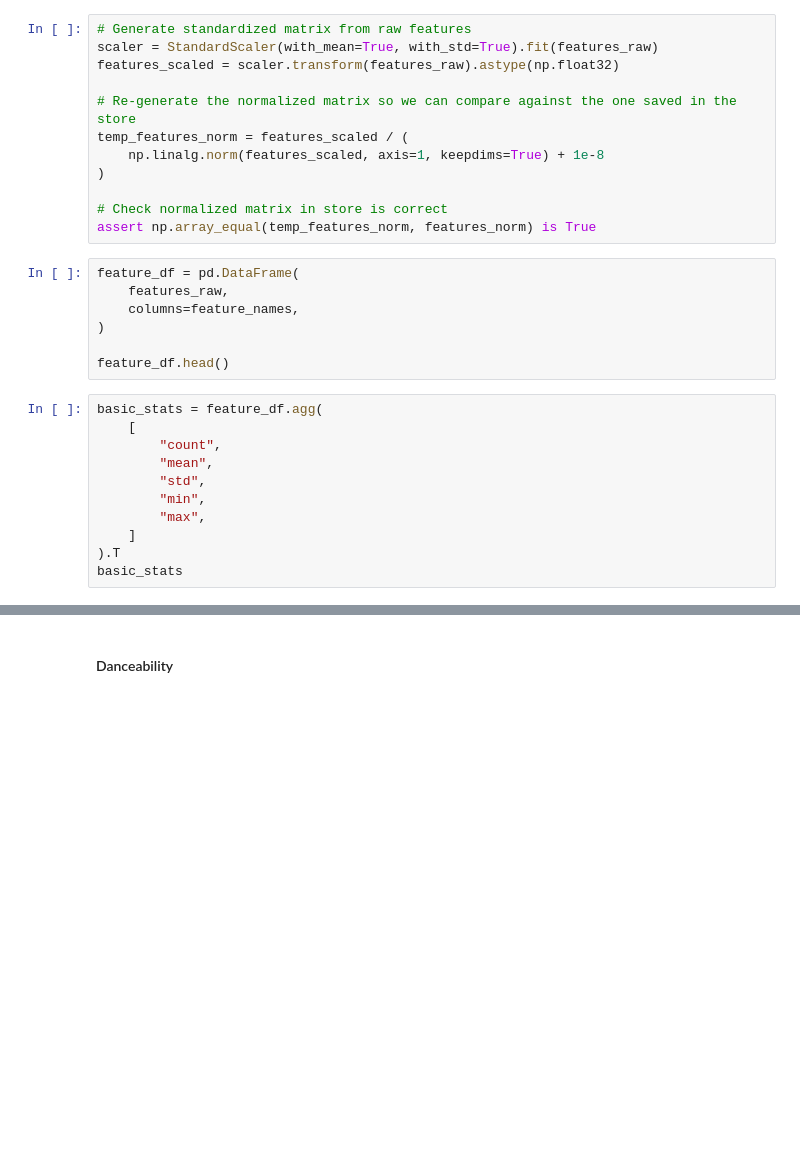
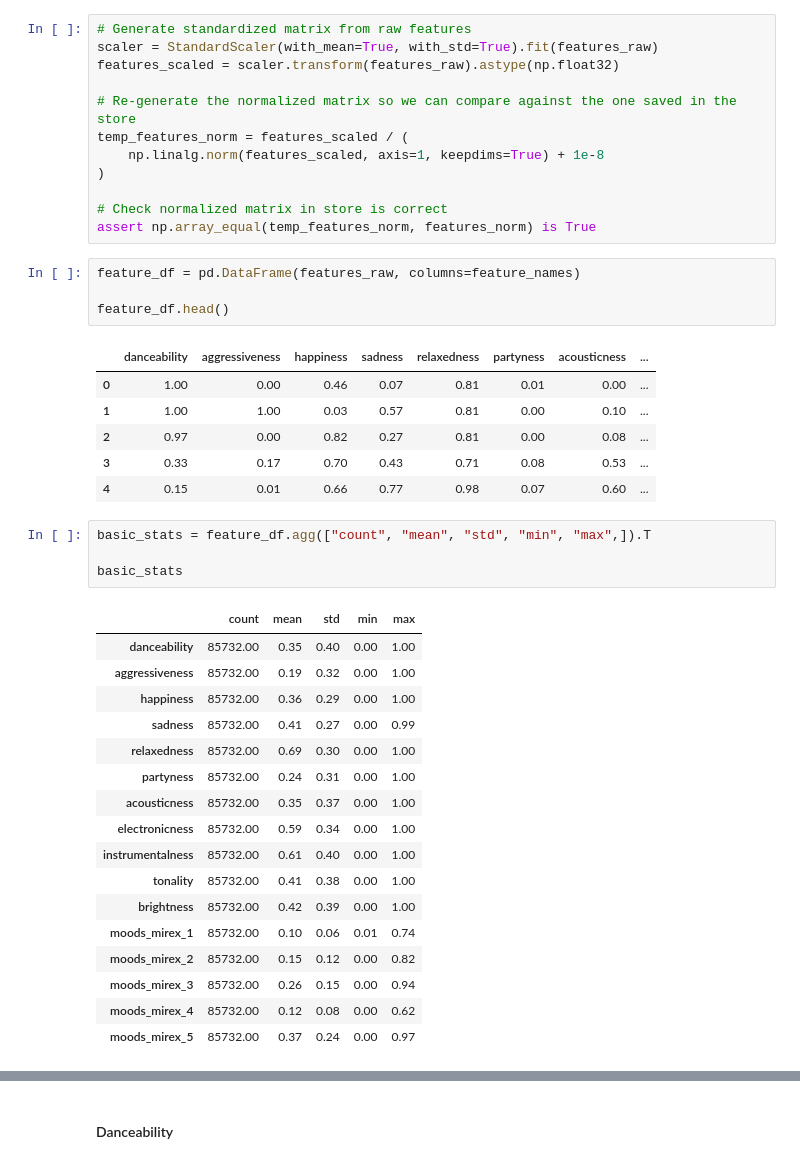
Before and after one commit to RadValentin/taste-mender, a Jupyter notebook: backend/ingest/data_analysis_pipeline.ipynb, the cells around one changed output, grey strips where cells are left out. Cells and saved outputs as stored; diff of their text form; blank space fills up the shorter version.

```diff
--- a/backend/ingest/data_analysis_pipeline.ipynb
+++ b/backend/ingest/data_analysis_pipeline.ipynb
@@ -91,23 +104,38 @@ temp_features_norm = features_scaled / (
 # Check normalized matrix in store is correct
 assert np.array_equal(temp_features_norm, features_norm) is True
 # %%
-feature_df = pd.DataFrame(
-    features_raw,
-    columns=feature_names,
-)
+feature_df = pd.DataFrame(features_raw, columns=feature_names)
 
 feature_df.head()
+# %% [output]
+|  | danceability | aggressiveness | happiness | sadness | relaxedness | partyness | acousticness | ... |
+| 0 | 1.00 | 0.00 | 0.46 | 0.07 | 0.81 | 0.01 | 0.00 | ... |
+| 1 | 1.00 | 1.00 | 0.03 | 0.57 | 0.81 | 0.00 | 0.10 | ... |
+| 2 | 0.97 | 0.00 | 0.82 | 0.27 | 0.81 | 0.00 | 0.08 | ... |
+| 3 | 0.33 | 0.17 | 0.70 | 0.43 | 0.71 | 0.08 | 0.53 | ... |
+| 4 | 0.15 | 0.01 | 0.66 | 0.77 | 0.98 | 0.07 | 0.60 | ... |
 # %%
-basic_stats = feature_df.agg(
-    [
-        "count",
-        "mean",
-        "std",
-        "min",
-        "max",
-    ]
-).T
+basic_stats = feature_df.agg(["count", "mean", "std", "min", "max",]).T
+
 basic_stats
+# %% [output]
+|  | count | mean | std | min | max |
+| danceability | 85732.00 | 0.35 | 0.40 | 0.00 | 1.00 |
+| aggressiveness | 85732.00 | 0.19 | 0.32 | 0.00 | 1.00 |
+| happiness | 85732.00 | 0.36 | 0.29 | 0.00 | 1.00 |
+| sadness | 85732.00 | 0.41 | 0.27 | 0.00 | 0.99 |
+| relaxedness | 85732.00 | 0.69 | 0.30 | 0.00 | 1.00 |
+| partyness | 85732.00 | 0.24 | 0.31 | 0.00 | 1.00 |
+| acousticness | 85732.00 | 0.35 | 0.37 | 0.00 | 1.00 |
+| electronicness | 85732.00 | 0.59 | 0.34 | 0.00 | 1.00 |
+| instrumentalness | 85732.00 | 0.61 | 0.40 | 0.00 | 1.00 |
+| tonality | 85732.00 | 0.41 | 0.38 | 0.00 | 1.00 |
+| brightness | 85732.00 | 0.42 | 0.39 | 0.00 | 1.00 |
+| moods_mirex_1 | 85732.00 | 0.10 | 0.06 | 0.01 | 0.74 |
+| moods_mirex_2 | 85732.00 | 0.15 | 0.12 | 0.00 | 0.82 |
+| moods_mirex_3 | 85732.00 | 0.26 | 0.15 | 0.00 | 0.94 |
+| moods_mirex_4 | 85732.00 | 0.12 | 0.08 | 0.00 | 0.62 |
+| moods_mirex_5 | 85732.00 | 0.37 | 0.24 | 0.00 | 0.97 |
 # %%
 percentiles = feature_df.quantile(
     [0.01, 0.05, 0.25, 0.50, 0.75, 0.95, 0.99]
```
Also changed, not shown: parts of 14 cells of this notebook.
